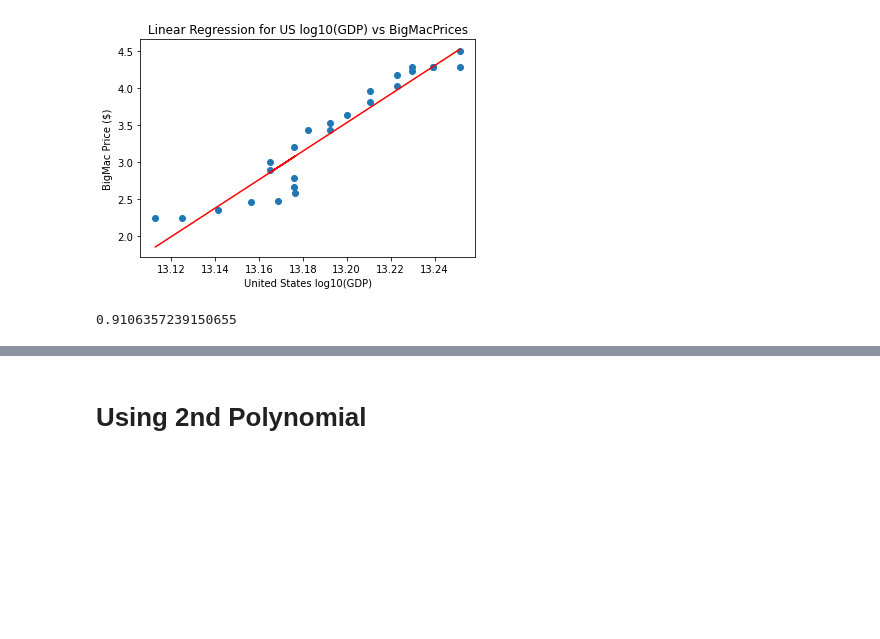
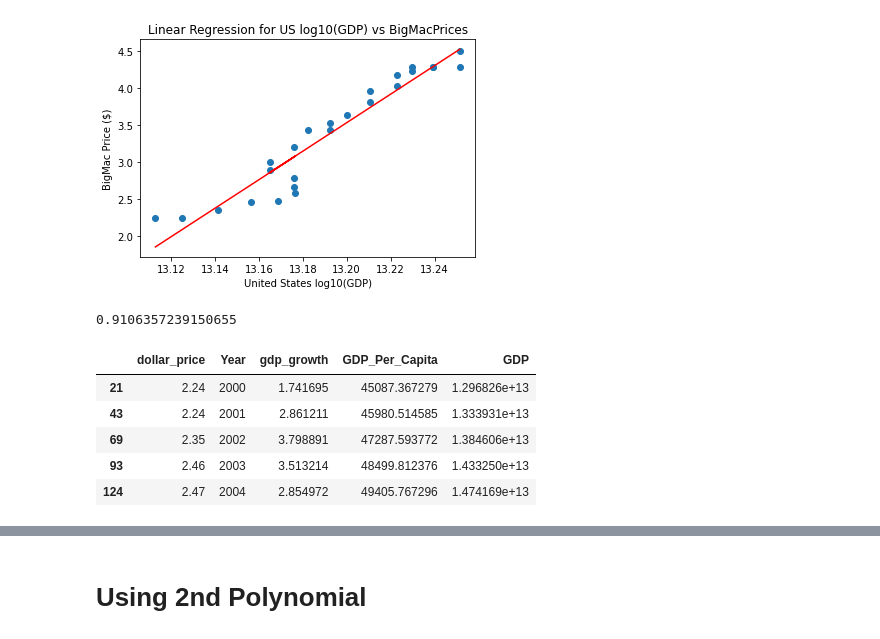
Before and after one commit to bolwerk-b/Final-Project, a Jupyter notebook: machine learning/Machine_Learning_three_regression_models-test.ipynb, the cells around one changed output, grey strips where cells are left out. Drawn from its saved outputs; the diff is of its cells as text; code cells hidden in the pictures; blank space fills up the shorter version.

```diff
--- a/machine learning/Machine_Learning_three_regression_models-test.ipynb
+++ b/machine learning/Machine_Learning_three_regression_models-test.ipynb
@@ -347,5 +345,15 @@ print(model.score(X,y))
 # %%
-df_USA_modified = df_USA.drop(['date','currency_code', 'Country', 'Code', 'country_code', 'region', 'sub_region'], axis =1)
+# Dropping columns "local_price", "dollar_ex" and those with string values
+df_USA_modified = df_USA.drop(['date','currency_code', 'Country', 'Code', 'country_code', 'region', 'sub_region', 'local_price', 'dollar_ex', 'GDP_log10'], axis =1)
+# %%
+df_USA_modified.head(5)
+# %% [output]
+|  | dollar_price | Year | gdp_growth | GDP_Per_Capita | GDP |
+| 21 | 2.24 | 2000 | 1.741695 | 45087.367279 | 1.296826e+13 |
+| 43 | 2.24 | 2001 | 2.861211 | 45980.514585 | 1.333931e+13 |
+| 69 | 2.35 | 2002 | 3.798891 | 47287.593772 | 1.384606e+13 |
+| 93 | 2.46 | 2003 | 3.513214 | 48499.812376 | 1.433250e+13 |
+| 124 | 2.47 | 2004 | 2.854972 | 49405.767296 | 1.474169e+13 |
 # %%
 # Defining Feature(X) and variable (y)
 X = df_USA_modified
```
Also changed, not shown: parts of 19 cells of this notebook.
